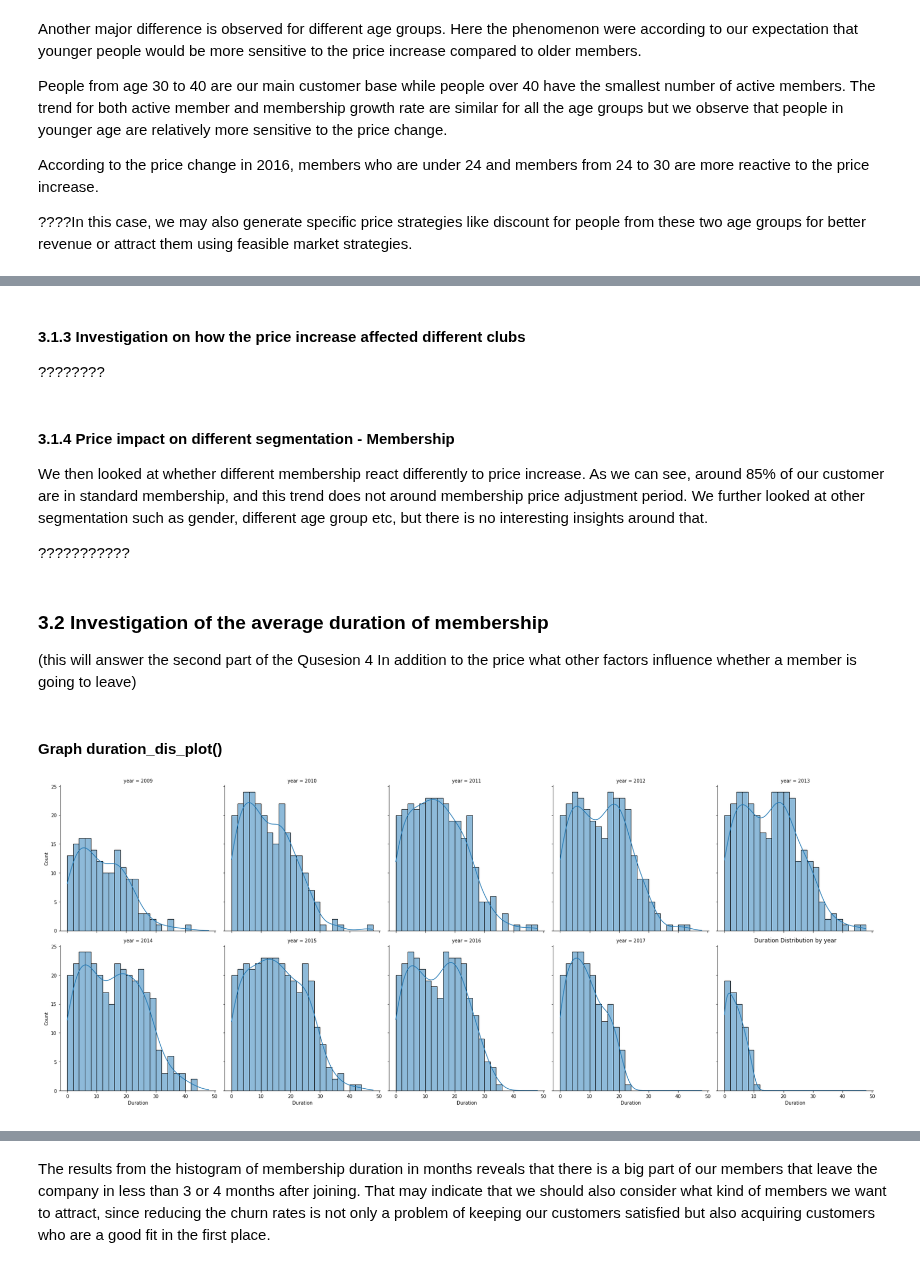
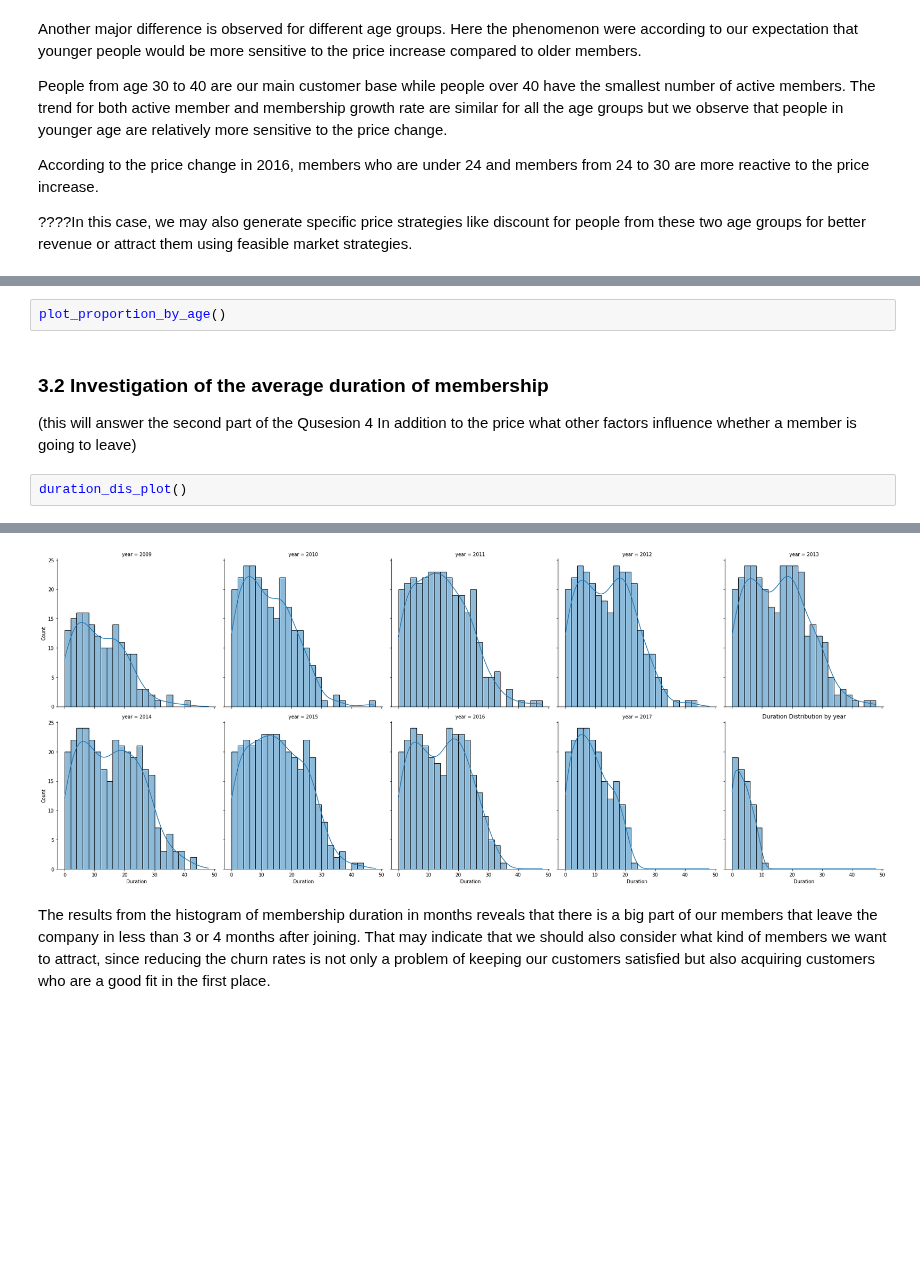
Before and after one commit to Lanottez/IC_BA_2020_BIA_A3, a Jupyter notebook: AIB Final Report.ipynb, the cells around one changed output, grey strips where cells are left out. Saved outputs shown, nothing was run; the diff lists cells and outputs as text; blank space fills up the shorter version.

```diff
--- a/AIB Final Report.ipynb
+++ b/AIB Final Report.ipynb
@@ -112,17 +102,8 @@ OutOfBoundsDatetime: Out of bounds nanosecond timestamp: 1-12-11 00:00:00
-# %% [markdown]
-#### 3.1.3 Investigation on how the price increase affected different clubs
-
-
-????????
-# %% [markdown]
-#### 3.1.4 Price impact on different segmentation - Membership
-
-We then looked at whether different membership react differently to price increase. As we can see, around 85% of our customer are in standard membership, and this trend does not around membership price adjustment period. We further looked at other segmentation such as gender, different age group etc, but there is no interesting insights around that.
-
-???????????
+# %%
+plot_proportion_by_age()
 # %% [markdown]
 ### 3.2 Investigation of the average duration of membership
 (this will answer the second part of the Qusesion 4 In addition to the price what other factors influence whether a member is going to leave)
-# %% [markdown]
-#### Graph duration_dis_plot()
-![membership%20duration.PNG](attachment:membership%20duration.PNG)
+# %%
+duration_dis_plot()
+# %% [output]
@@ -129,3 +111,4 @@ We then looked at whether different membership react differently to price increa
+[figure, added]
 # %% [markdown]
 The results from the histogram of membership duration in months reveals that there is a big part of our members that leave the company in less than 3 or 4 months after joining. That may indicate that we should also consider what kind of members we want to attract, since reducing the churn rates is not only a problem of keeping our customers satisfied but also acquiring customers who are a good fit in the first place.
 # %% [markdown]
```
Also changed, not shown: parts of 18 cells of this notebook.
